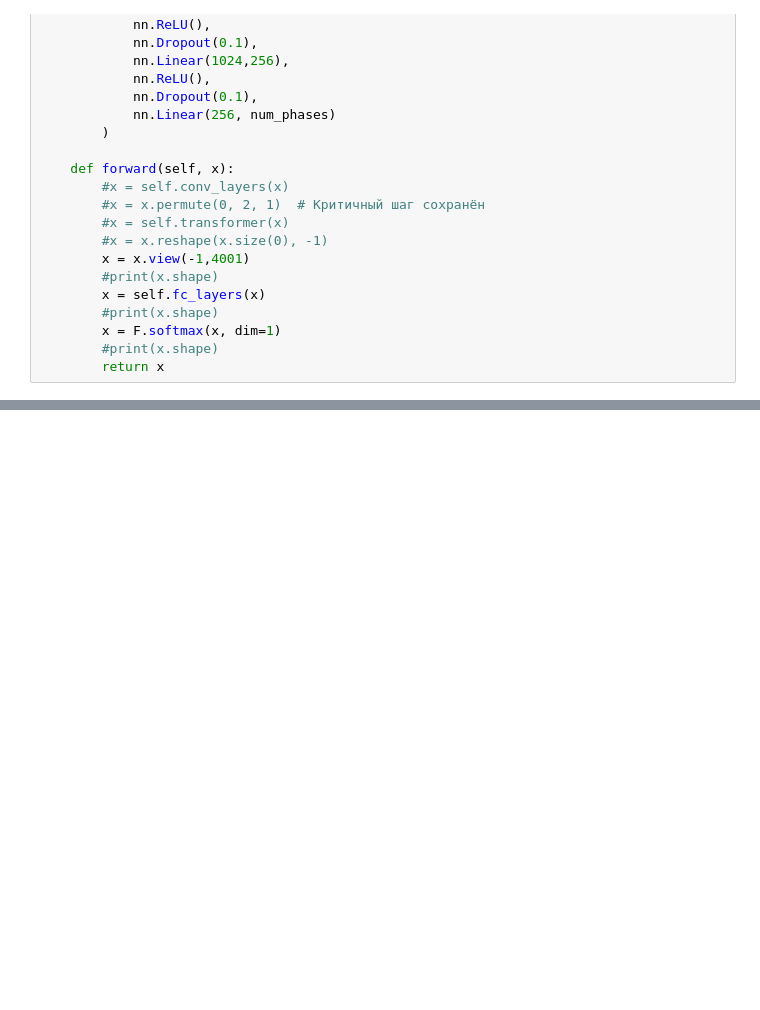
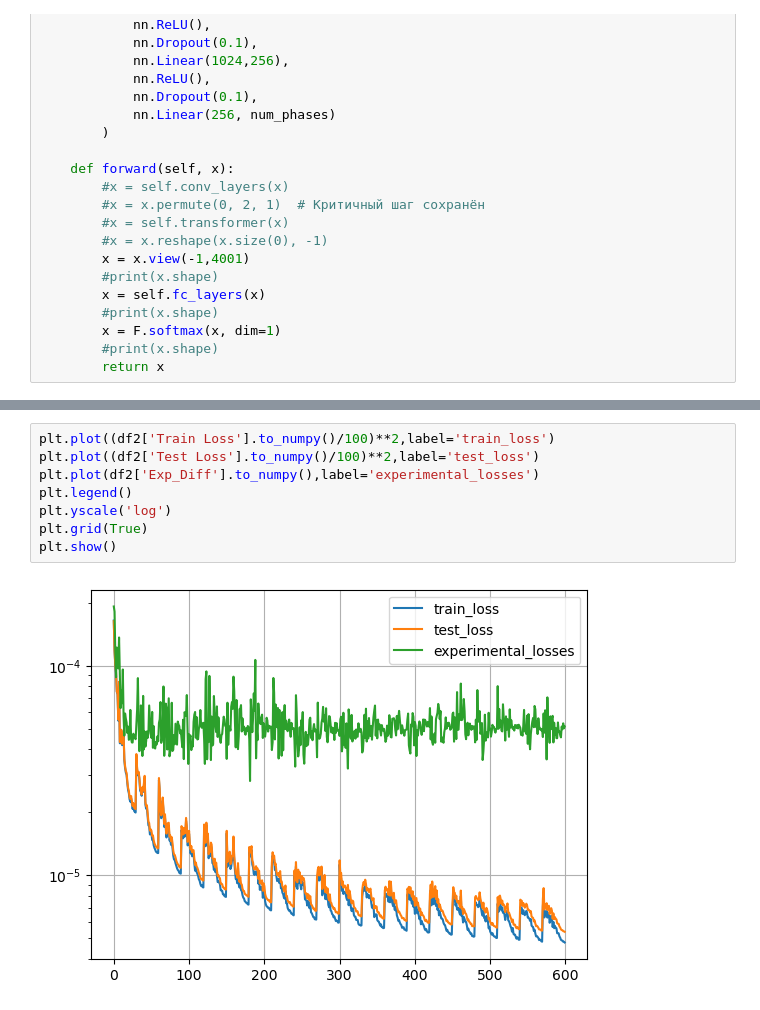
Before and after one commit to VladimirStanovov/DiffractNet, a Jupyter notebook: NN_QPA_OSO/DiffractNet.ipynb, the cells around one changed output, grey strips where cells are left out. Saved outputs shown, nothing was run; the diff lists cells and outputs as text; blank space fills up the shorter version.

```diff
--- a/NN_QPA_OSO/DiffractNet.ipynb
+++ b/NN_QPA_OSO/DiffractNet.ipynb
@@ -694,0 +830,10 @@ plt.show()
+# %%
+plt.plot((df2['Train Loss'].to_numpy()/100)**2,label='train_loss')
+plt.plot((df2['Test Loss'].to_numpy()/100)**2,label='test_loss')
+plt.plot(df2['Exp_Diff'].to_numpy(),label='experimental_losses')
+plt.legend()
+plt.yscale('log')
+plt.grid(True)
+plt.show()
+# %% [output]
+[figure, added]
```
Also changed, not shown: parts of 25 cells of this notebook, 8 other files.
